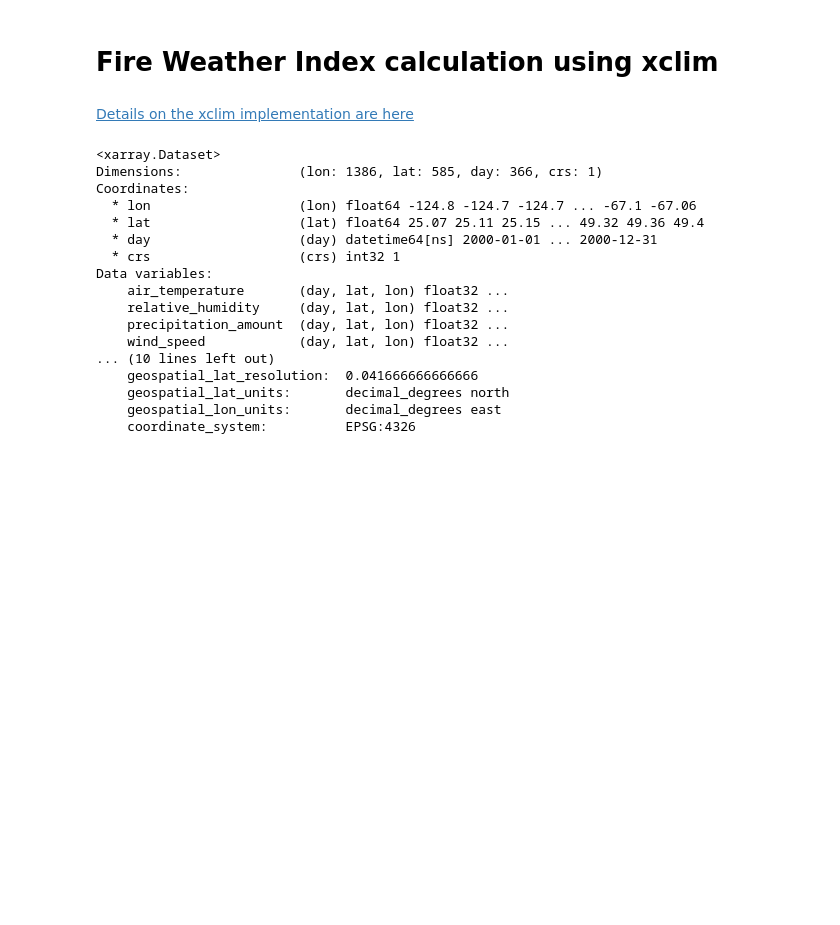
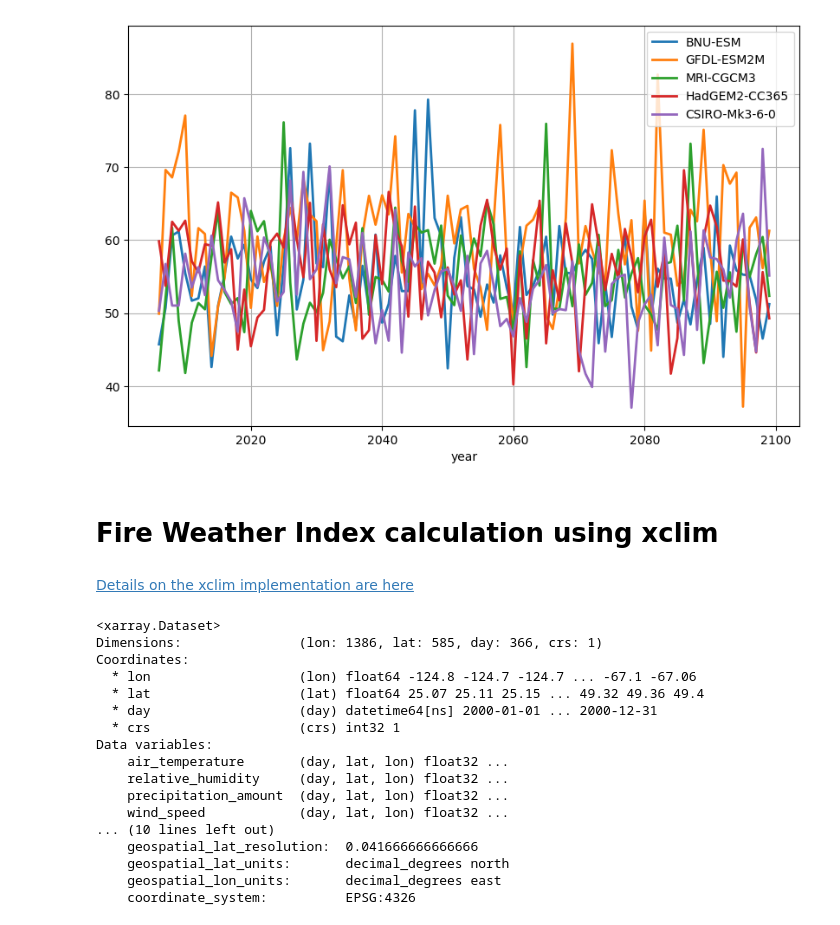
Before and after one commit to david0811/xarray_dask_example, a Jupyter notebook: keeling_FWI.ipynb, the cells around one changed output. Cells and saved outputs as stored; diff of their text form; code cells hidden in the pictures; blank space fills up the shorter version.

Commit message:
new keeling dask example

```diff
--- a/keeling_FWI.ipynb
+++ b/keeling_FWI.ipynb
@@ -7,0 +99,5 @@ import dask
+# %%
+# List of models
+models = glob.glob('/data/keeling/a/davidcl2/d/MACA/FWI_RHavg/rcp45/*_2006_2010_*')
+
+models = [model.split('_')[3] for model in models]
@@ -7,0 +146,14 @@ import dask
+# %%
+# Parallelize with dask
+# (note the format/parenthesis of how the function is passes to dask delayed)
+
+delayed = []
+for model in models[:5]: # only do for 5 models
+    for year in years:
+        out = dask.delayed(FWI_spatial_temporal_average)(model=model,
+                                                         rcp='rcp45',
+                                                         year_slice=year,
+                                                         lat_bnds=[20,40], # you can update these arguments
+                                                         lon_bnds=[360-120,360-110],
+                                                         summer_months=[8,9,10])
+        delayed.append(out)
@@ -7,0 +178,4 @@ import dask
+# %%
+%%time
+# Now we calculate - this would has taken around len(delayed) times longer without using dask!
+results = dask.compute(*delayed)
@@ -8,3 +185,17 @@ import dask
+# %%
+# Results are now a list of pandas dataframes that we can concatenate to analyze
+df = pd.concat(results)
+# %%
+# Plot
+fig, ax = plt.subplots(figsize=(10,6))
+
+for model in models[:5]:
+    df[df.model == model].sort_values(by='year').plot(x='year', y='FWI', ax=ax, label=model, lw=2)
+
+ax.grid()
+plt.show()
+# %% [output]
+[figure, added]
 # %% [markdown]
 # Fire Weather Index calculation using xclim
 # %% [markdown]
```
Also changed, not shown: parts of 21 cells of this notebook.
